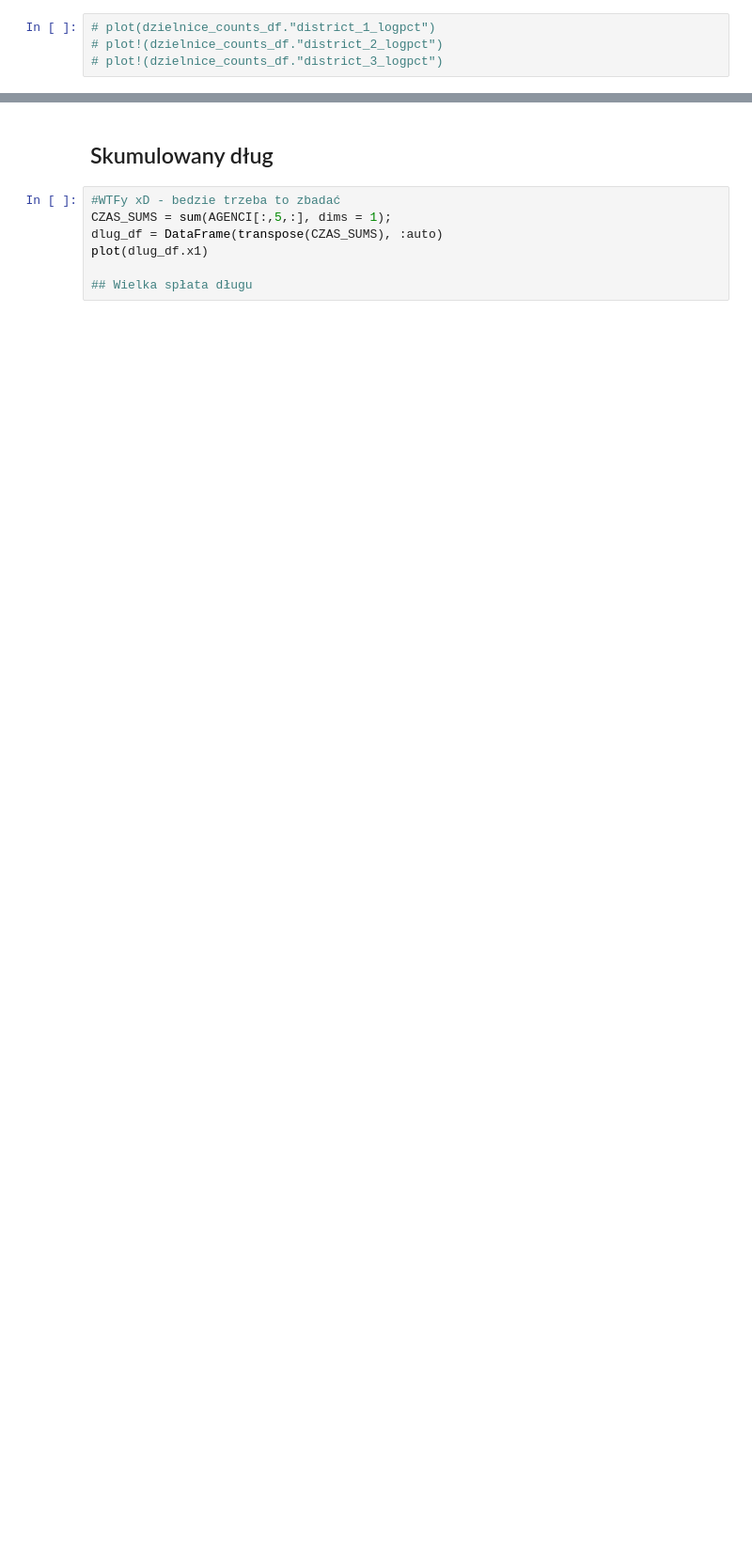
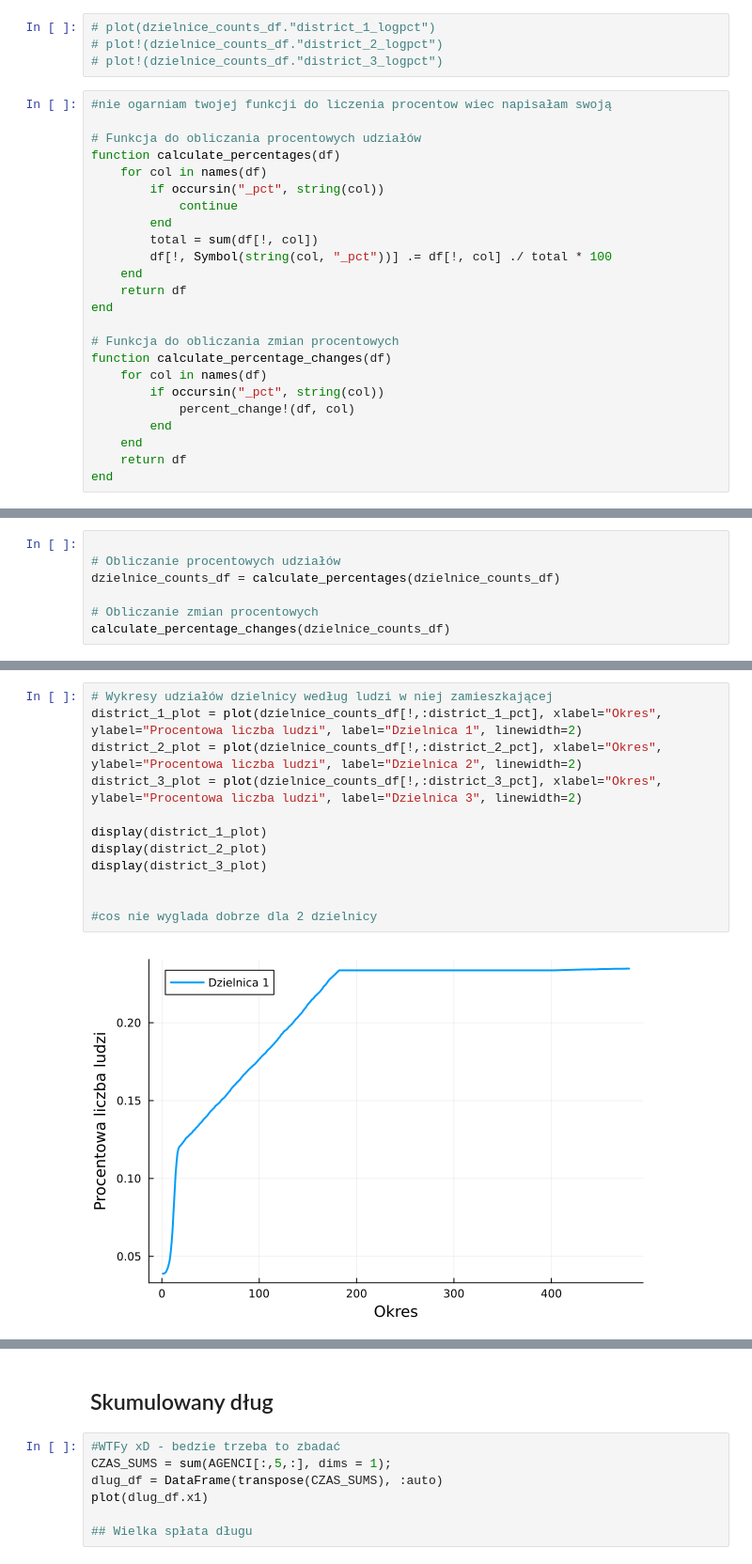
Before and after one commit to Rybakowski/raport_2, a Jupyter notebook: raport_2.ipynb, the cells around one changed output, grey strips where cells are left out. Shown at 94% size. Drawn from its saved outputs; the diff is of its cells as text; blank space fills up the shorter version.

Commit message:
dodałam wykresy, cos mi nie pasuje przy dzielnicy nr 2

```diff
--- a/raport_2.ipynb
+++ b/raport_2.ipynb
@@ -399,3 +402,27 @@ plot(dzielnice_counts_df."district_3_pct")
 # plot(dzielnice_counts_df."district_1_logpct")
 # plot!(dzielnice_counts_df."district_2_logpct")
 # plot!(dzielnice_counts_df."district_3_logpct")
+# %%
+#nie ogarniam twojej funkcji do liczenia procentow wiec napisałam swoją
+
+# Funkcja do obliczania procentowych udziałów
+function calculate_percentages(df)
+    for col in names(df)
+        if occursin("_pct", string(col))
+            continue
+        end
+        total = sum(df[!, col])
+        df[!, Symbol(string(col, "_pct"))] .= df[!, col] ./ total * 100
+    end
+    return df
+end
+
+# Funkcja do obliczania zmian procentowych
+function calculate_percentage_changes(df)
+    for col in names(df)
+        if occursin("_pct", string(col))
+            percent_change!(df, col)
+        end
+    end
+    return df
+end
@@ -401,0 +431,7 @@ plot(dzielnice_counts_df."district_3_pct")
+# %%
+
+# Obliczanie procentowych udziałów
+dzielnice_counts_df = calculate_percentages(dzielnice_counts_df)
+
+# Obliczanie zmian procentowych
+calculate_percentage_changes(dzielnice_counts_df)
@@ -401,0 +459,14 @@ plot(dzielnice_counts_df."district_3_pct")
+# %%
+# Wykresy udziałów dzielnicy według ludzi w niej zamieszkającej
+district_1_plot = plot(dzielnice_counts_df[!,:district_1_pct], xlabel="Okres", ylabel="Procentowa liczba ludzi", label="Dzielnica 1", linewidth=2)
+district_2_plot = plot(dzielnice_counts_df[!,:district_2_pct], xlabel="Okres", ylabel="Procentowa liczba ludzi", label="Dzielnica 2", linewidth=2)
+district_3_plot = plot(dzielnice_counts_df[!,:district_3_pct], xlabel="Okres", ylabel="Procentowa liczba ludzi", label="Dzielnica 3", linewidth=2)
+
+display(district_1_plot)
+display(district_2_plot)
+display(district_3_plot)
+
+
+#cos nie wyglada dobrze dla 2 dzielnicy
+# %% [output]
+[figure, added]
```
Also changed, not shown: parts of 24 cells of this notebook.
